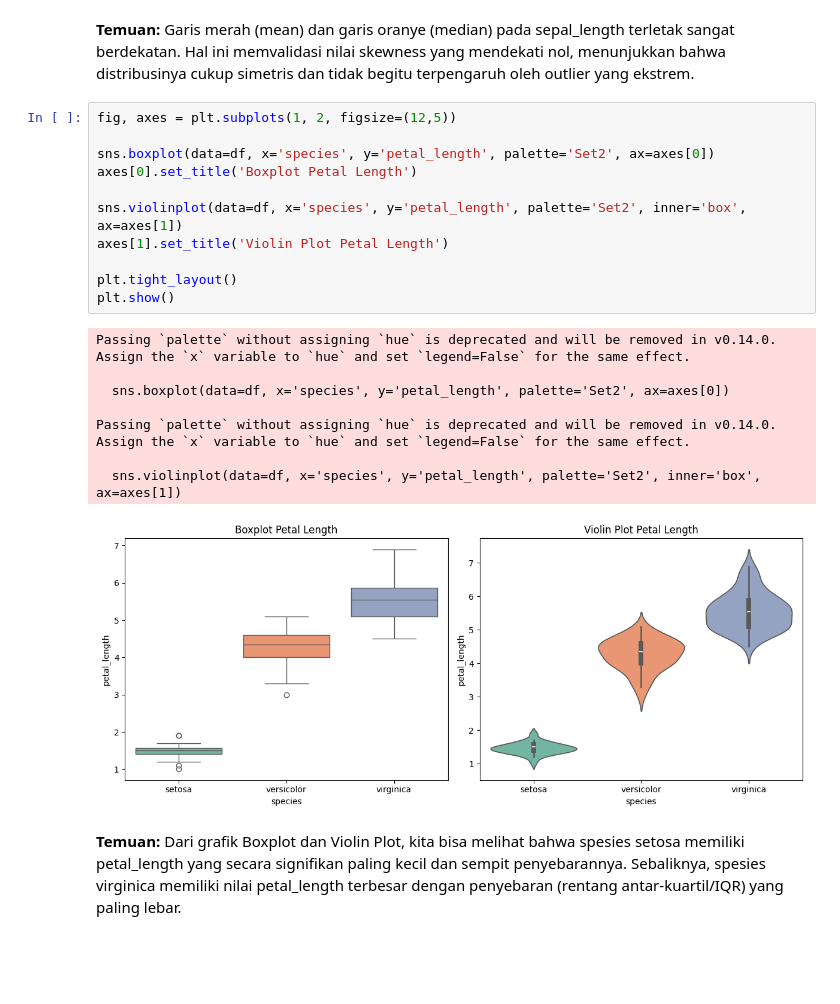
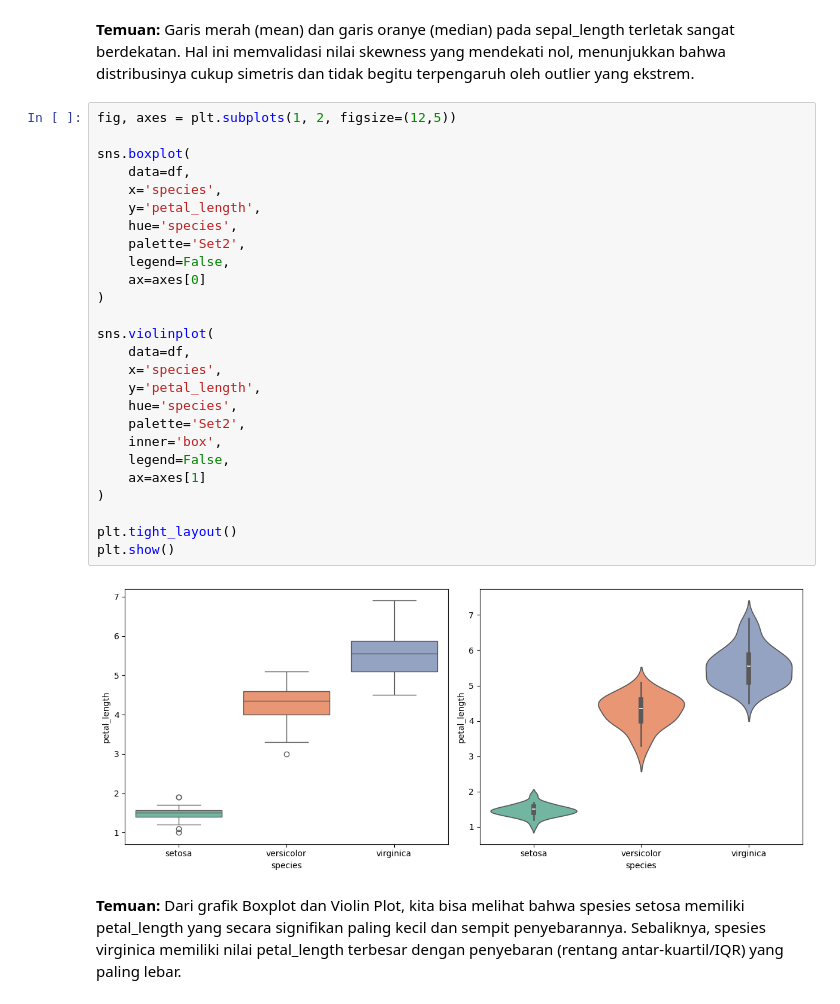
Before and after one commit to Ganzer13/DataScience_240401010294_Roland, a Jupyter notebook: Pertemuan4_Roland_240401010294.ipynb, the cells around one changed output. Drawn from its saved outputs; the diff is of its cells as text; blank space fills up the shorter version.

```diff
--- a/Pertemuan4_Roland_240401010294.ipynb
+++ b/Pertemuan4_Roland_240401010294.ipynb
@@ -88,23 +88,31 @@ plt.show()
 # %%
 fig, axes = plt.subplots(1, 2, figsize=(12,5))
 
-sns.boxplot(data=df, x='species', y='petal_length', palette='Set2', ax=axes[0])
-axes[0].set_title('Boxplot Petal Length')
+sns.boxplot(
+    data=df,
+    x='species',
+    y='petal_length',
+    hue='species',
+    palette='Set2',
+    legend=False,
+    ax=axes[0]
+)
 
-sns.violinplot(data=df, x='species', y='petal_length', palette='Set2', inner='box', ax=axes[1])
-axes[1].set_title('Violin Plot Petal Length')
+sns.violinplot(
+    data=df,
+    x='species',
+    y='petal_length',
+    hue='species',
+    palette='Set2',
+    inner='box',
+    legend=False,
+    ax=axes[1]
+)
 
 plt.tight_layout()
 plt.show()
 # %% [output]
-Passing `palette` without assigning `hue` is deprecated and will be removed in v0.14.0. Assign the `x` variable to `hue` and set `legend=False` for the same effect.
-
-  sns.boxplot(data=df, x='species', y='petal_length', palette='Set2', ax=axes[0])
-
-Passing `palette` without assigning `hue` is deprecated and will be removed in v0.14.0. Assign the `x` variable to `hue` and set `legend=False` for the same effect.
-
-  sns.violinplot(data=df, x='species', y='petal_length', palette='Set2', inner='box', ax=axes[1])
-[figure, old version]
+[figure, new version]
 # %% [markdown]
 **Temuan:** Dari grafik Boxplot dan Violin Plot, kita bisa melihat bahwa spesies setosa memiliki petal_length yang secara signifikan paling kecil dan sempit penyebarannya. Sebaliknya, spesies virginica memiliki nilai petal_length terbesar dengan penyebaran (rentang antar-kuartil/IQR) yang paling lebar.
 # %%
```
